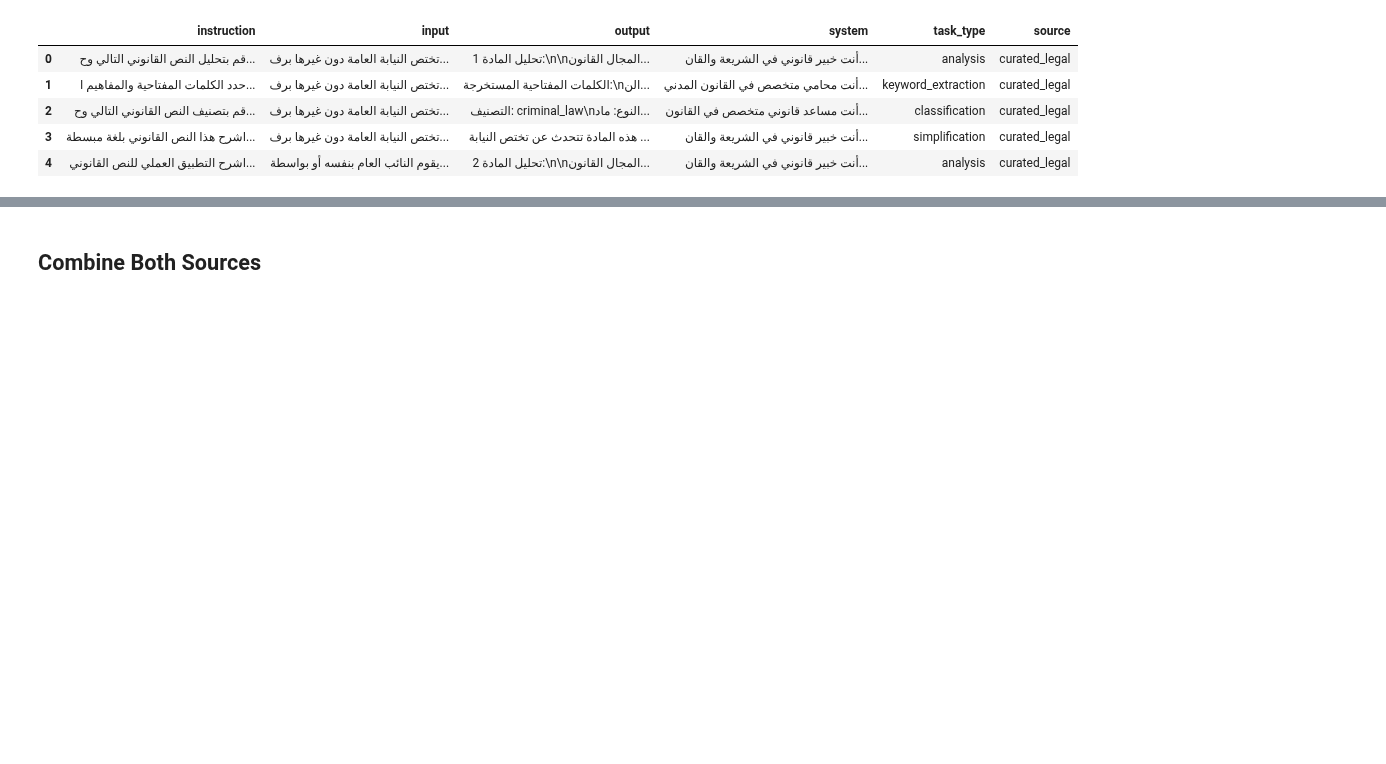
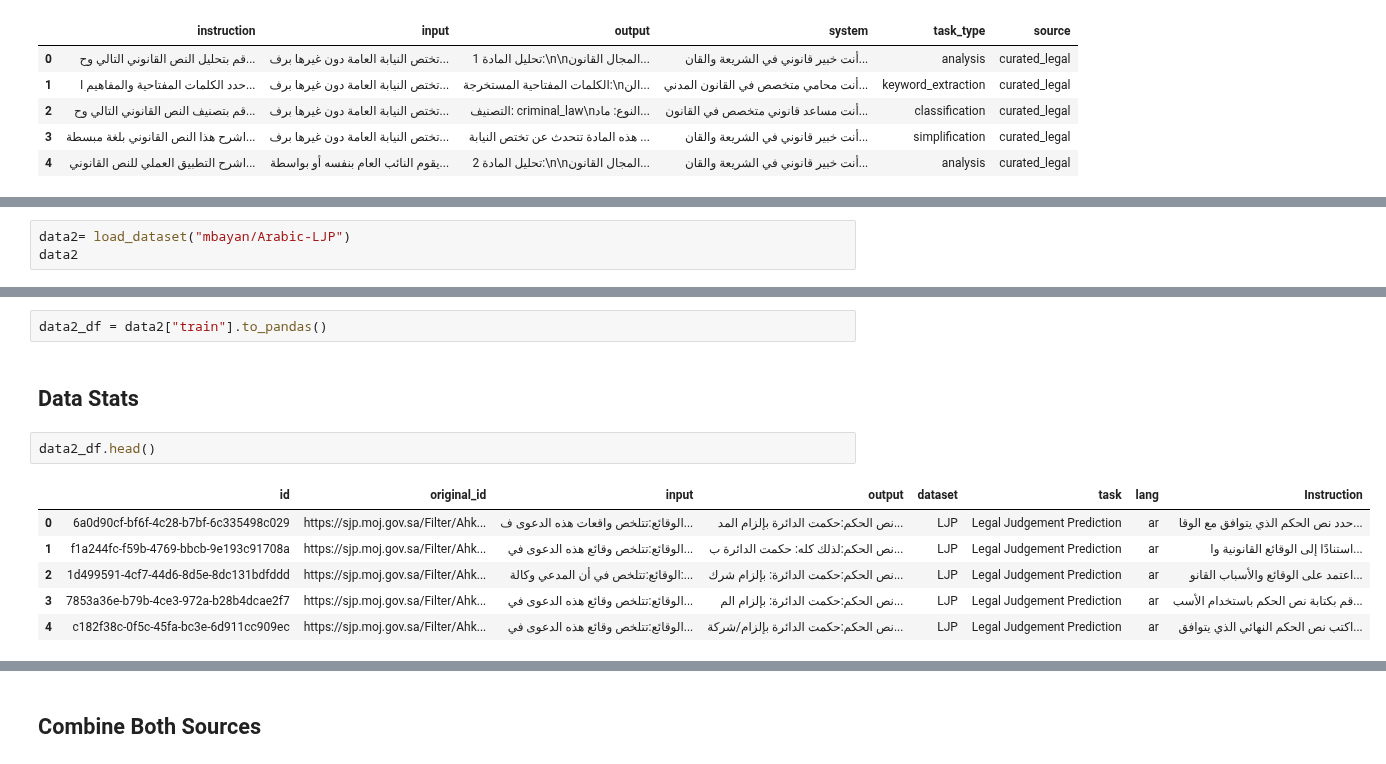
Before and after one commit to hossamhamdy333/AI_Portfolio, a Jupyter notebook: allam_finetune/notebooks/01_eda.ipynb, the cells around one changed output, grey strips where cells are left out. Cells and saved outputs as stored; diff of their text form; blank space fills up the shorter version.

```diff
--- a/allam_finetune/notebooks/01_eda.ipynb
+++ b/allam_finetune/notebooks/01_eda.ipynb
@@ -246,0 +200,3 @@ Unique output: 3752 / 3752
+# %%
+data2= load_dataset("mbayan/Arabic-LJP")
+data2
@@ -246,0 +225,13 @@ Unique output: 3752 / 3752
+# %%
+data2_df = data2["train"].to_pandas()
+# %% [markdown]
+## Data Stats
+# %%
+data2_df.head()
+# %% [output]
+|  | id | original_id | input | output | dataset | task | lang | Instruction |
+| 0 | 6a0d90cf-bf6f-4c28-b7bf-6c335498c029 | https://sjp.moj.gov.sa/Filter/Ahk... | الوقائع:تتلخص واقعات هذه الدعوى ف... | نص الحكم:حكمت الدائرة بإلزام المد... | LJP | Legal Judgement Prediction | ar | حدد نص الحكم الذي يتوافق مع الوقا... |
+| 1 | f1a244fc-f59b-4769-bbcb-9e193c91708a | https://sjp.moj.gov.sa/Filter/Ahk... | الوقائع:تتلخص وقائع هذه الدعوى في... | نص الحكم:لذلك كله: حكمت الدائرة ب... | LJP | Legal Judgement Prediction | ar | استنادًا إلى الوقائع القانونية وا... |
+| 2 | 1d499591-4cf7-44d6-8d5e-8dc131bdfddd | https://sjp.moj.gov.sa/Filter/Ahk... | الوقائع:تتلخص في أن المدعي وكالة:... | نص الحكم:حكمت الدائرة: بإلزام شرك... | LJP | Legal Judgement Prediction | ar | اعتمد على الوقائع والأسباب القانو... |
+| 3 | 7853a36e-b79b-4ce3-972a-b28b4dcae2f7 | https://sjp.moj.gov.sa/Filter/Ahk... | الوقائع:تتلخص وقائع هذه الدعوى في... | نص الحكم:حكمت الدائرة: بإلزام الم... | LJP | Legal Judgement Prediction | ar | قم بكتابة نص الحكم باستخدام الأسب... |
+| 4 | c182f38c-0f5c-45fa-bc3e-6d911cc909ec | https://sjp.moj.gov.sa/Filter/Ahk... | الوقائع:تتلخص وقائع هذه الدعوى في... | نص الحكم:حكمت الدائرة بإلزام/شركة... | LJP | Legal Judgement Prediction | ar | اكتب نص الحكم النهائي الذي يتوافق... |
```
Also changed, not shown: parts of 40 cells of this notebook, 4 other files.
